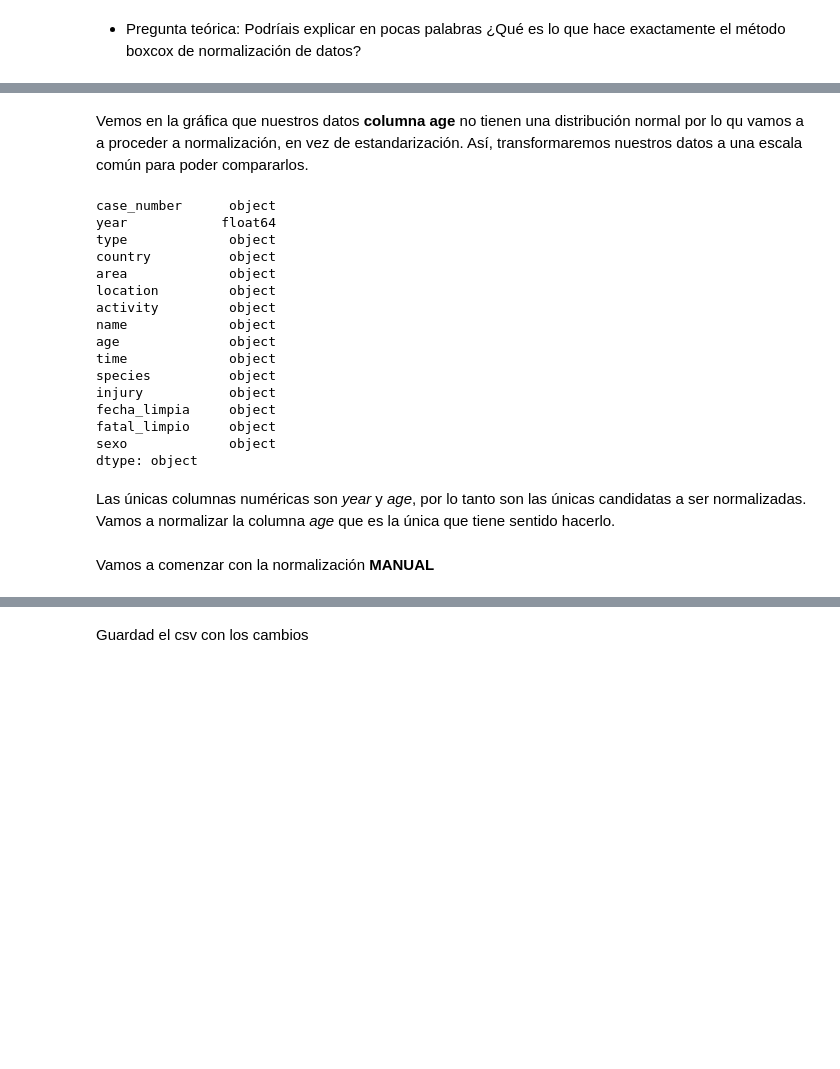
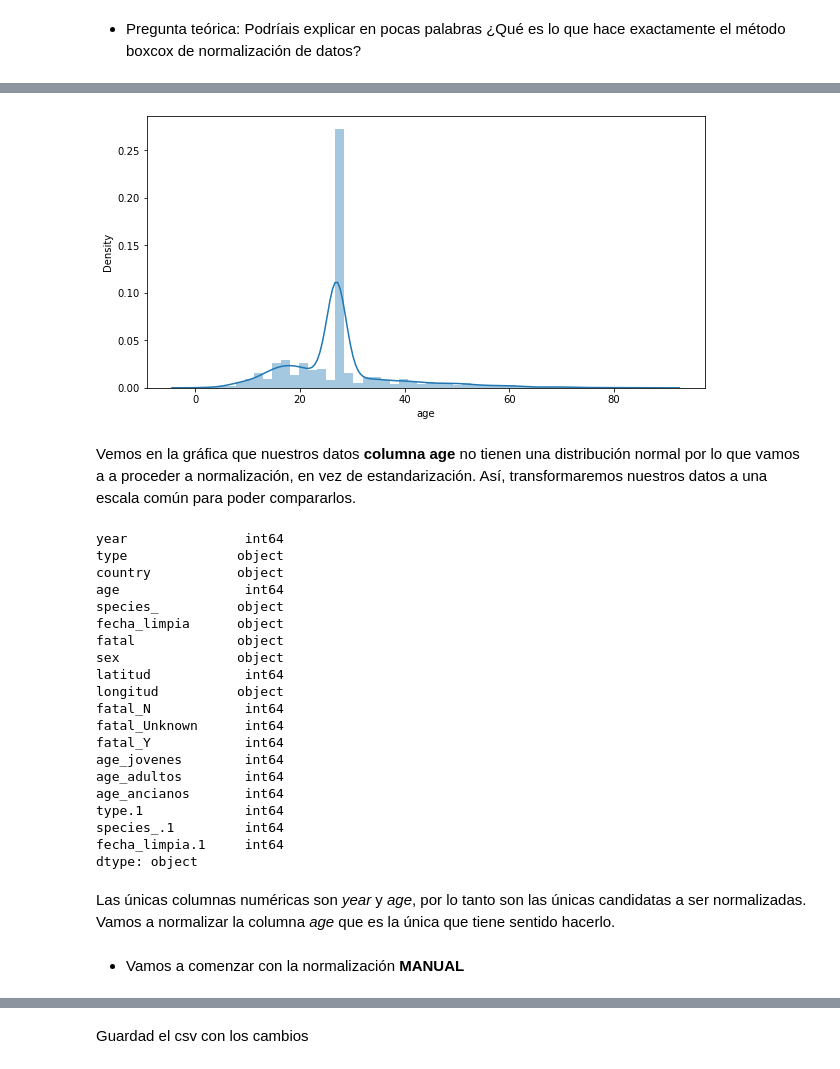
Before and after one commit to Adalab/DA-promo-A-module-2-pairprog-2-pair-3-Alicia-Laura, a Jupyter notebook: Limpieza/pair_limpieza_7.ipynb, the cells around one changed output, grey strips where cells are left out. Drawn from its saved outputs; the diff is of its cells as text; code cells hidden in the pictures; blank space fills up the shorter version.

```diff
--- a/Limpieza/pair_limpieza_7.ipynb
+++ b/Limpieza/pair_limpieza_7.ipynb
@@ -64,26 +32,37 @@ sns.distplot(df['age'] ,ax = axes[0])
+# %%
+df['age']=df['age'].astype('int64', copy=True, errors='raise')
+# %%
+fig = plt.subplots(figsize = (10,5))
+sns.distplot(df['age']);
+# %% [output]
+[figure, added]
 # %% [markdown]
-Vemos en la gráfica que nuestros datos **columna age** no tienen una distribución normal por lo qu vamos a a proceder a normalización, en vez de estandarización. Así, transformaremos nuestros datos a una escala común para poder compararlos.
+Vemos en la gráfica que nuestros datos **columna age** no tienen una distribución normal por lo que vamos a a proceder a normalización, en vez de estandarización. Así, transformaremos nuestros datos a una escala común para poder compararlos.
 # %%
 df.dtypes
 # %% [output]
-case_number      object
-year            float64
-type             object
-country          object
-area             object
-location         object
-activity         object
-name             object
-age              object
-time             object
-species          object
-injury           object
-fecha_limpia     object
-fatal_limpio     object
-sexo             object
+year               int64
+type              object
+country           object
+age                int64
+species_          object
+fecha_limpia      object
+fatal             object
+sex               object
+latitud            int64
+longitud          object
+fatal_N            int64
+fatal_Unknown      int64
+fatal_Y            int64
+age_jovenes        int64
+age_adultos        int64
+age_ancianos       int64
+type.1             int64
+species_.1         int64
+fecha_limpia.1     int64
 dtype: object
 # %% [markdown]
 Las únicas columnas numéricas son *year* y *age*, por lo tanto son las únicas candidatas a ser normalizadas. Vamos a normalizar la columna *age* que es la única que tiene sentido hacerlo.
 # %% [markdown]
-Vamos a comenzar con la normalización **MANUAL**
+- Vamos a comenzar con la normalización **MANUAL**
 # %%
```
Also changed, not shown: parts of 40 cells of this notebook, 1 other file.
